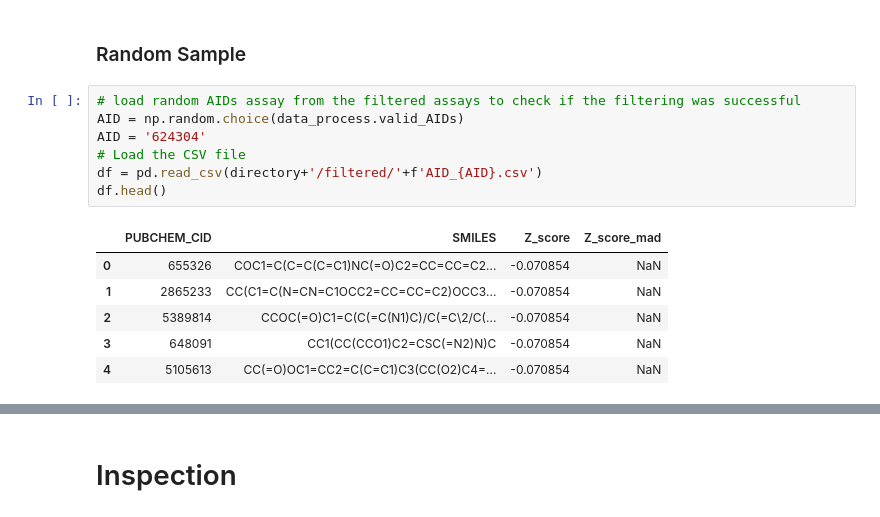
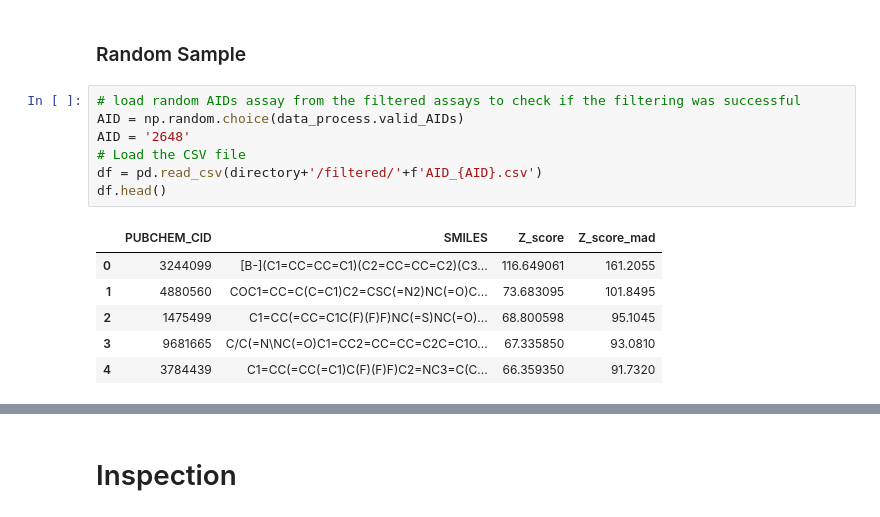
Before and after one commit to davidkubanek/Thesis, a Jupyter notebook: HTS_fingerprints.ipynb, the cells around one changed output, grey strips where cells are left out. Drawn from its saved outputs; the diff is of its cells as text.

```diff
--- a/HTS_fingerprints.ipynb
+++ b/HTS_fingerprints.ipynb
@@ -681,17 +801,17 @@ SUCCESS
 # %%
 # load random AIDs assay from the filtered assays to check if the filtering was successful
 AID = np.random.choice(data_process.valid_AIDs)
-AID = '624304'
+AID = '2648'
 # Load the CSV file
 df = pd.read_csv(directory+'/filtered/'+f'AID_{AID}.csv')
 df.head()
 # %% [output]
 |  | PUBCHEM_CID | SMILES | Z_score | Z_score_mad |
-| 0 | 655326 | COC1=C(C=C(C=C1)NC(=O)C2=CC=CC=C2... | -0.070854 | NaN |
-| 1 | 2865233 | CC(C1=C(N=CN=C1OCC2=CC=CC=C2)OCC3... | -0.070854 | NaN |
-| 2 | 5389814 | CCOC(=O)C1=C(C(=C(N1)C)/C(=C\2/C(... | -0.070854 | NaN |
-| 3 | 648091 | CC1(CC(CCO1)C2=CSC(=N2)N)C | -0.070854 | NaN |
-| 4 | 5105613 | CC(=O)OC1=CC2=C(C=C1)C3(CC(O2)C4=... | -0.070854 | NaN |
+| 0 | 3244099 | [B-](C1=CC=CC=C1)(C2=CC=CC=C2)(C3... | 116.649061 | 161.2055 |
+| 1 | 4880560 | COC1=CC=C(C=C1)C2=CSC(=N2)NC(=O)C... | 73.683095 | 101.8495 |
+| 2 | 1475499 | C1=CC(=CC=C1C(F)(F)F)NC(=S)NC(=O)... | 68.800598 | 95.1045 |
+| 3 | 9681665 | C/C(=N\NC(=O)C1=CC2=CC=CC=C2C=C1O... | 67.335850 | 93.0810 |
+| 4 | 3784439 | C1=CC(=CC(=C1)C(F)(F)F)C2=NC3=C(C... | 66.359350 | 91.7320 |
 # %%
 df = data_process.load_bioassay_data(AID)
 df.head()
```
Also changed, not shown: parts of 59 cells of this notebook, 1 other file.
